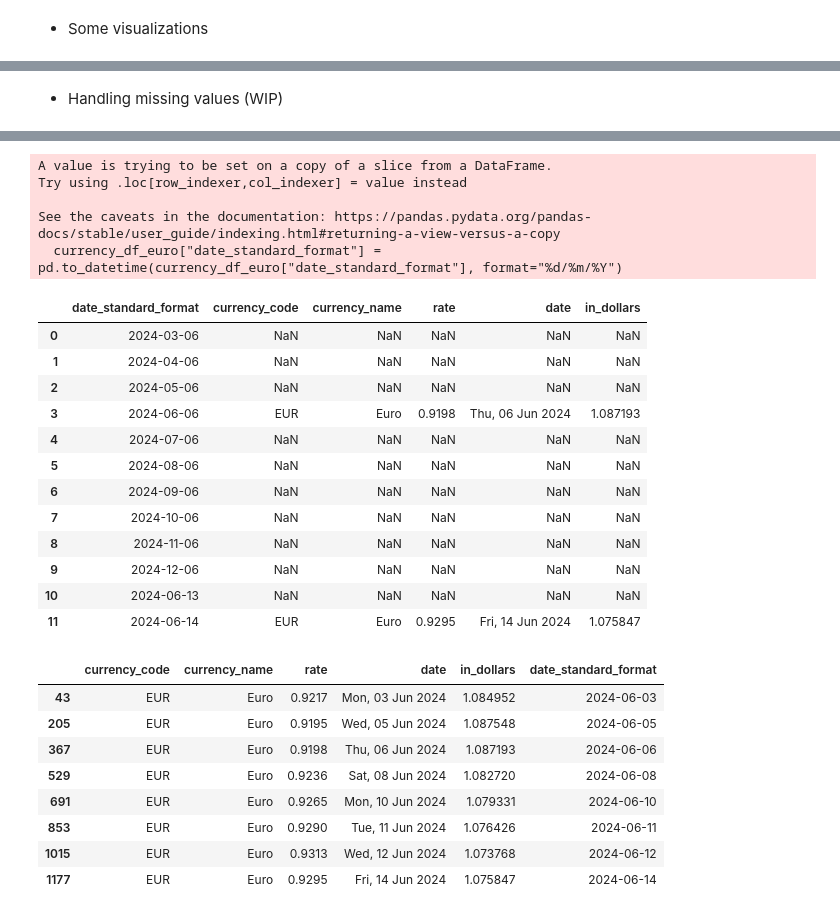
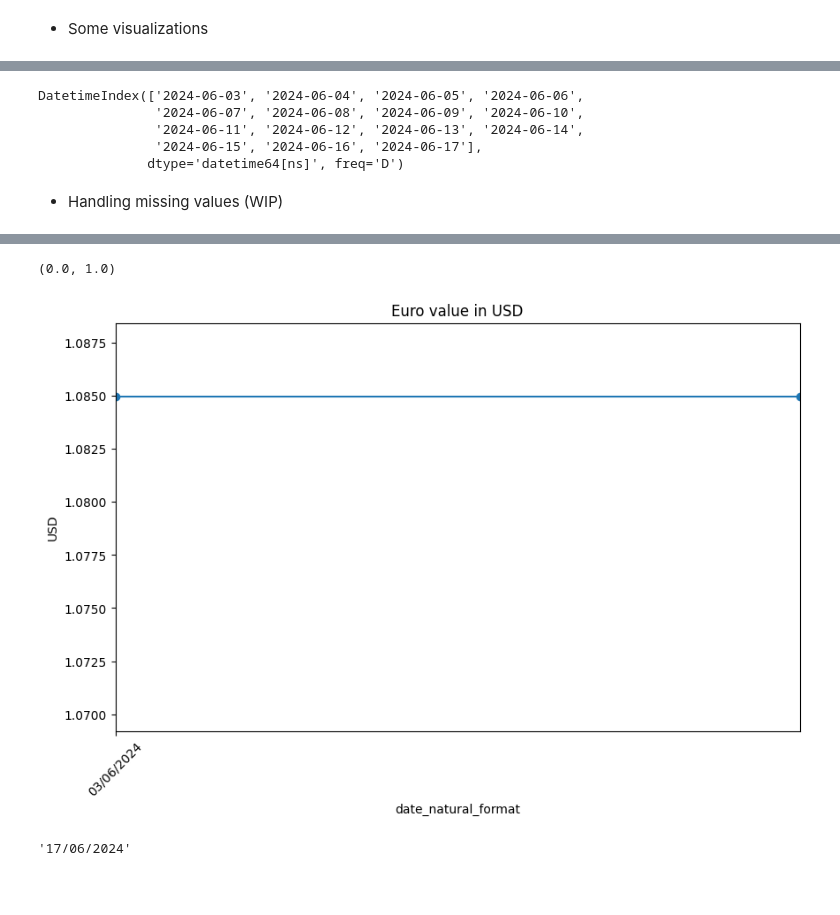
Before and after one commit to MrAnasAbid/Currency_rate_extractor, a Jupyter notebook: notebooks/exchange_rates_api_test.ipynb, the cells around one changed output, grey strips where cells are left out. Drawn from its saved outputs; the diff is of its cells as text; code cells hidden in the pictures; blank space fills up the shorter version.

Commit message:
Cleaning the data

```diff
--- a/notebooks/exchange_rates_api_test.ipynb
+++ b/notebooks/exchange_rates_api_test.ipynb
@@ -109,19 +112,37 @@ currency_df[currency_df["currency_name"].str.contains("Euro")].plot(x="date_stan
+# %%
+min_date, max_date = currency_df["date_standard_format"].min(), currency_df["date_standard_format"].max()
+# Set datetime range from min to max date in a dataframe
+date_range = pd.date_range(start=min_date, end=max_date, freq="D")
+date_range
+# %% [output]
+DatetimeIndex(['2024-06-03', '2024-06-04', '2024-06-05', '2024-06-06',
+               '2024-06-07', '2024-06-08', '2024-06-09', '2024-06-10',
+               '2024-06-11', '2024-06-12', '2024-06-13', '2024-06-14',
+               '2024-06-15', '2024-06-16', '2024-06-17'],
+              dtype='datetime64[ns]', freq='D')
 # %% [markdown]
 - Handling missing values (WIP)
 # %%
+fig, ax = plt.subplots(figsize=(10, 6))
+
 currency_df_euro = currency_df[currency_df["currency_name"].str.contains("Euro")]
-currency_df_euro["date_standard_format"] = pd.to_datetime(currency_df_euro["date_standard_format"], format="%d/%m/%Y")
+currency_df["date_standard_format"] = pd.to_datetime(currency_df["date"], infer_datetime_format=True)
 
-first_date = currency_df_euro["date_standard_format"].min().strftime('%d/%m/%Y')
-last_date = currency_df_euro["date_standard_format"].max().strftime('%d/%m/%Y')
+first_date = currency_df_euro["date_standard_format"].min()
+last_date = currency_df_euro["date_standard_format"].max()
 print("First date:", first_date)
 print("Last date:", last_date)
 
 # Create a complete DataFrame with date range
-complete_dates = pd.date_range(start=currency_df_euro["date_standard_format"].min(),
-                               end=currency_df_euro["date_standard_format"].max(), freq="D")
-complete_df_euro = pd.DataFrame({"date_standard_format": complete_dates.strftime('%d/%m/%Y')})
-complete_df_euro["date_standard_format"] = complete_df_euro["date_standard_format"].astype("datetime64[ns]")
+complete_dates = pd.date_range(start=first_date,
+                               end=last_date, freq="D")
+complete_df_euro = pd.DataFrame({"date_standard_format": complete_dates})
+complete_df_euro = complete_df_euro.merge(currency_df_euro, on="date_standard_format", how="left")
+complete_df_euro["in_dollars"] = complete_df_euro["in_dollars"].fillna(method="ffill")
+complete_df_euro["date_natural_format"] = complete_df_euro["date_standard_format"].dt.strftime("%d/%m/%Y")
+natural_first_date = complete_df_euro[complete_df_euro["date_standard_format"] == first_date]["date_natural_format"].values[0]
+natural_last_date = complete_df_euro[complete_df_euro["date_standard_format"] == last_date]["date_natural_format"].values[0]
 
-complete_df_euro.merge(currency_df_euro, on="date_standard_format", how="left")
+complete_df_euro.plot(x="date_natural_format", y="in_dollars", title="Euro value in USD", ylabel="USD", xlabel="date_natural_format", rot=45, marker = "o", legend=False, ax = ax)
+#ax.set_xticks(start=first_date, end=last_date, freq="D")
 # %% [output]
@@ -130,30 +151,6 @@ Last date: 14/06/2024
-A value is trying to be set on a copy of a slice from a DataFrame.
-Try using .loc[row_indexer,col_indexer] = value instead
-
-See the caveats in the documentation: https://pandas.pydata.org/pandas-docs/stable/user_guide/indexing.html#returning-a-view-versus-a-copy
-  currency_df_euro["date_standard_format"] = pd.to_datetime(currency_df_euro["date_standard_format"], format="%d/%m/%Y")
+(0.0, 1.0)
-|  | date_standard_format | currency_code | currency_name | rate | date | in_dollars |
-| 0 | 2024-03-06 | NaN | NaN | NaN | NaN | NaN |
-| 1 | 2024-04-06 | NaN | NaN | NaN | NaN | NaN |
-| 2 | 2024-05-06 | NaN | NaN | NaN | NaN | NaN |
-| 3 | 2024-06-06 | EUR | Euro | 0.9198 | Thu, 06 Jun 2024 | 1.087193 |
-| 4 | 2024-07-06 | NaN | NaN | NaN | NaN | NaN |
-| 5 | 2024-08-06 | NaN | NaN | NaN | NaN | NaN |
-| 6 | 2024-09-06 | NaN | NaN | NaN | NaN | NaN |
-| 7 | 2024-10-06 | NaN | NaN | NaN | NaN | NaN |
-| 8 | 2024-11-06 | NaN | NaN | NaN | NaN | NaN |
-| 9 | 2024-12-06 | NaN | NaN | NaN | NaN | NaN |
-| 10 | 2024-06-13 | NaN | NaN | NaN | NaN | NaN |
-| 11 | 2024-06-14 | EUR | Euro | 0.9295 | Fri, 14 Jun 2024 | 1.075847 |
+[figure, added]
-# %%
-currency_df_euro
-# %% [output]
-|  | currency_code | currency_name | rate | date | in_dollars | date_standard_format |
-| 43 | EUR | Euro | 0.9217 | Mon, 03 Jun 2024 | 1.084952 | 2024-06-03 |
-| 205 | EUR | Euro | 0.9195 | Wed, 05 Jun 2024 | 1.087548 | 2024-06-05 |
-| 367 | EUR | Euro | 0.9198 | Thu, 06 Jun 2024 | 1.087193 | 2024-06-06 |
-| 529 | EUR | Euro | 0.9236 | Sat, 08 Jun 2024 | 1.082720 | 2024-06-08 |
-| 691 | EUR | Euro | 0.9265 | Mon, 10 Jun 2024 | 1.079331 | 2024-06-10 |
-| 853 | EUR | Euro | 0.9290 | Tue, 11 Jun 2024 | 1.076426 | 2024-06-11 |
-| 1015 | EUR | Euro | 0.9313 | Wed, 12 Jun 2024 | 1.073768 | 2024-06-12 |
-| 1177 | EUR | Euro | 0.9295 | Fri, 14 Jun 2024 | 1.075847 | 2024-06-14 |
+# %%
+natural_last_date
+# %% [output]
+'17/06/2024'
```
Also changed, not shown: parts of 3 cells of this notebook, 2 other files.
